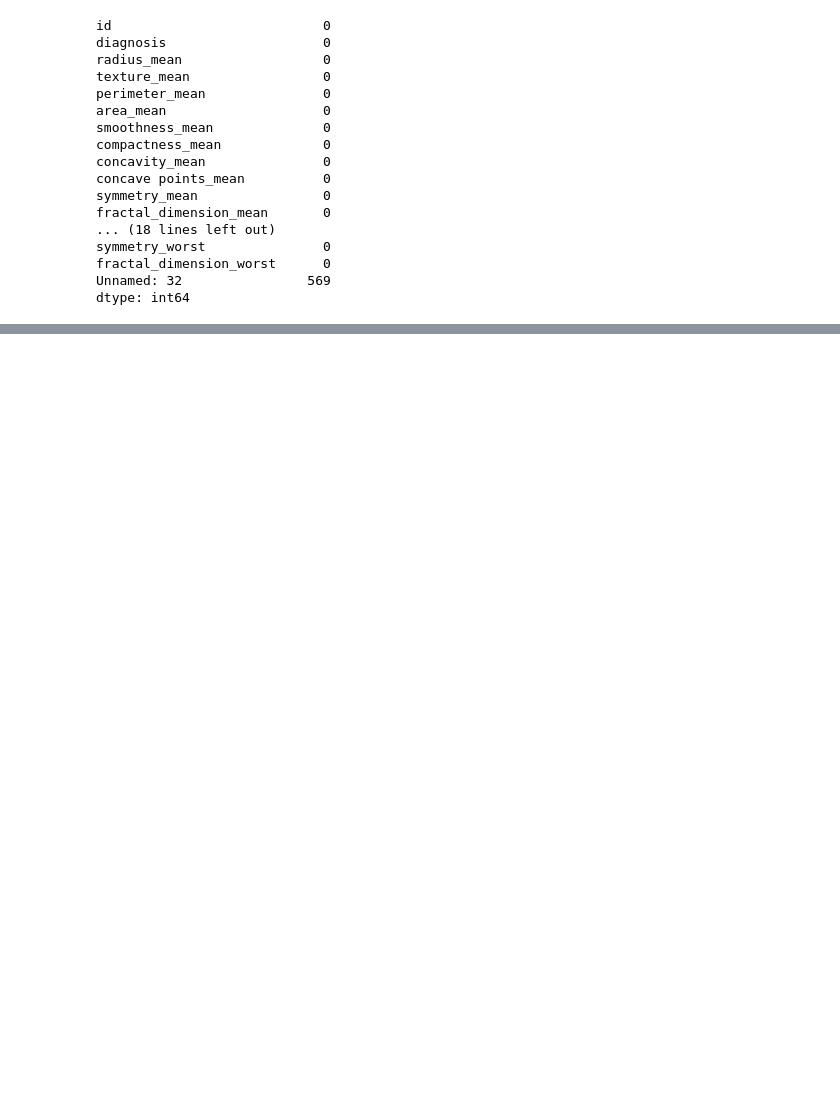
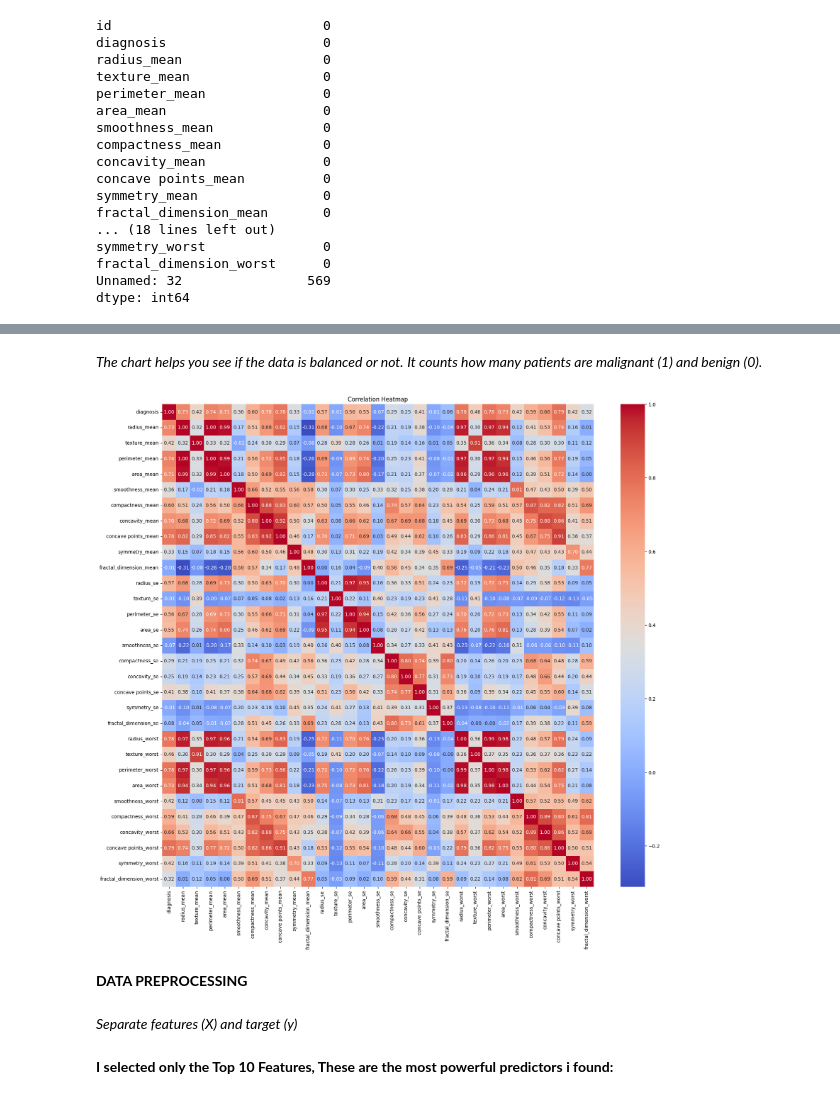
Before and after one commit to winnel2584/streamlit-cancer-predict, a Jupyter notebook: main.ipynb, the cells around one changed output, grey strips where cells are left out. Cells and saved outputs as stored; diff of their text form; code cells hidden in the pictures; blank space fills up the shorter version.

```diff
--- a/main.ipynb
+++ b/main.ipynb
@@ -108,0 +85,17 @@ print(sklearn.__version__)
+# %% [markdown]
+*The chart helps you see if the data is balanced or not.*
+*It counts how many patients are malignant (1) and benign (0).*
+# %%
+# Plot Correlation Heatmap
+plt.figure(figsize=(20, 18))
+sns.heatmap(df.corr(), annot=True, fmt='.2f', cmap='coolwarm')
+plt.title('Correlation Heatmap')
+plt.show()
+# %% [output]
+[figure, added]
+# %% [markdown]
+**DATA PREPROCESSING**
+# %% [markdown]
+*Separate features (X) and target (y)*
+# %% [markdown]
+**I selected only the Top 10 Features, These are the most powerful predictors i found:**
```
Also changed, not shown: parts of 49 cells of this notebook, 6 other files.
